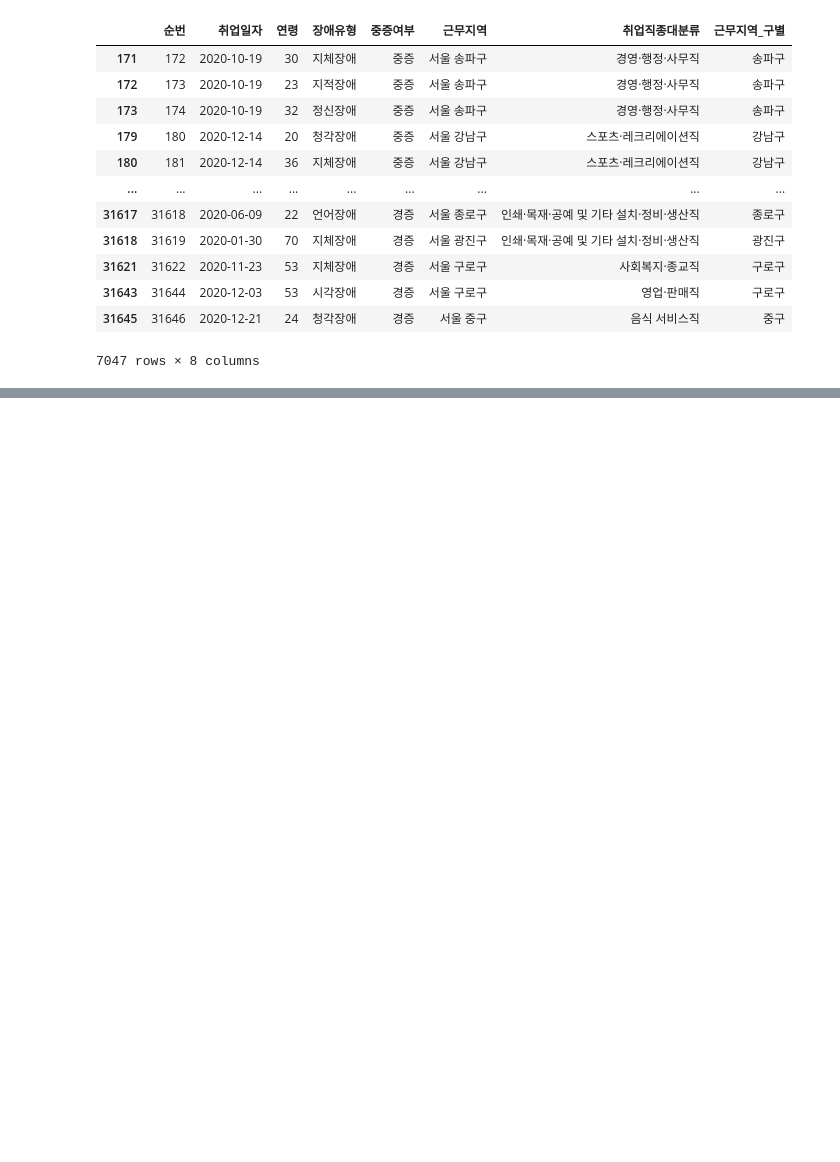
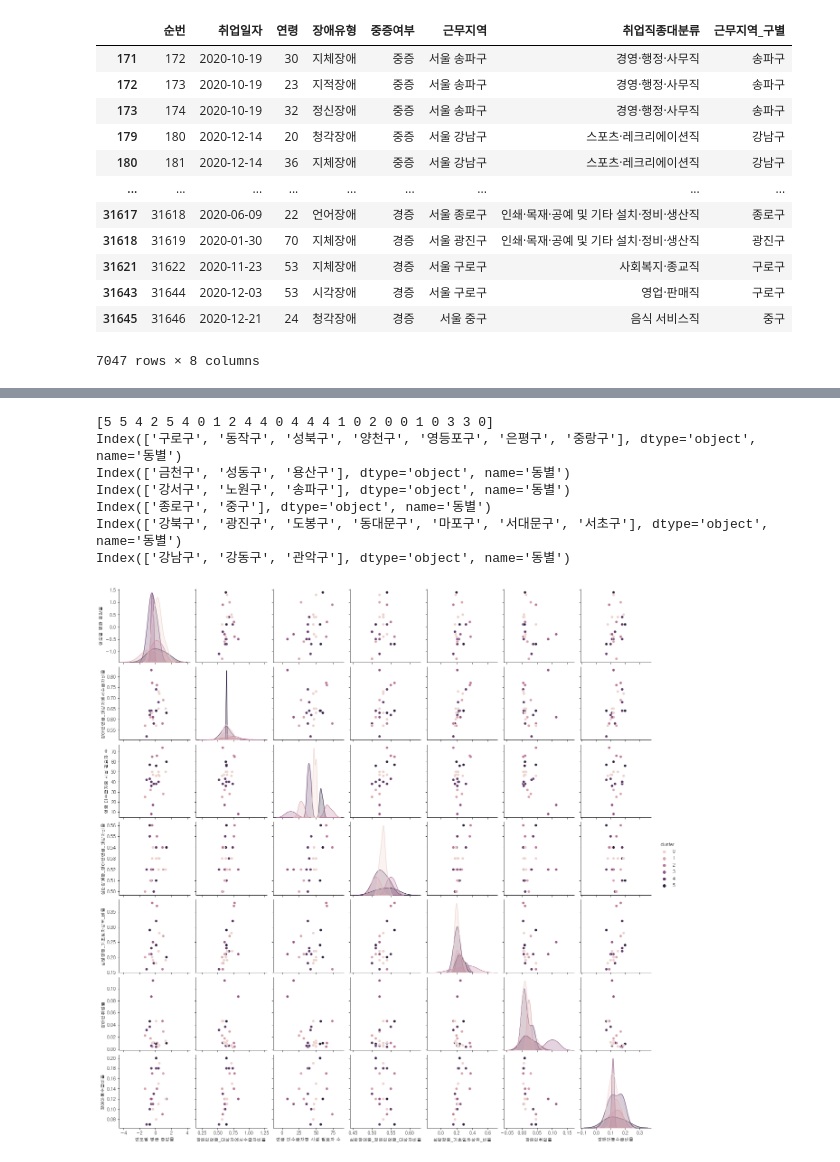
Before and after one commit to Toddbear20/Taxi_project, a Jupyter notebook: welfare.ipynb, the cells around one changed output, grey strips where cells are left out. Cells and saved outputs as stored; diff of their text form; code cells hidden in the pictures; blank space fills up the shorter version.

```diff
--- a/welfare.ipynb
+++ b/welfare.ipynb
@@ -815,0 +999,39 @@ Index(['종로구', '중구'], dtype='object', name='동별')
+# %%
+from matplotlib import font_manager, rc
+font_path = "C:/Windows/Fonts/gulim.ttc"
+font = font_manager.FontProperties(fname = font_path).get_name()
+rc('font', family = font)
+
+kmeans = KMeans(n_clusters = 6, init='k-means++', max_iter=200, random_state=0).fit(df_work)
+df_work['cluster'] = kmeans.labels_
+print(kmeans.labels_)
+
+marker0_ind = df_work[df_work['cluster']==0].index
+marker1_ind = df_work[df_work['cluster']==1].index
+marker2_ind = df_work[df_work['cluster']==2].index
+marker3_ind = df_work[df_work['cluster']==3].index
+marker4_ind = df_work[df_work['cluster']==4].index
+marker5_ind = df_work[df_work['cluster']==5].index
+
+
+
+print(marker0_ind)
+print(marker1_ind)
+print(marker2_ind)
+print(marker3_ind)
+print(marker4_ind)
+print(marker5_ind)
+
+
+
+sns.pairplot(df_work,hue='cluster')
+plt.show()
+# %% [output]
+[5 5 4 2 5 4 0 1 2 4 4 0 4 4 4 1 0 2 0 0 1 0 3 3 0]
+Index(['구로구', '동작구', '성북구', '양천구', '영등포구', '은평구', '중랑구'], dtype='object', name='동별')
+Index(['금천구', '성동구', '용산구'], dtype='object', name='동별')
+Index(['강서구', '노원구', '송파구'], dtype='object', name='동별')
+Index(['종로구', '중구'], dtype='object', name='동별')
+Index(['강북구', '광진구', '도봉구', '동대문구', '마포구', '서대문구', '서초구'], dtype='object', name='동별')
+Index(['강남구', '강동구', '관악구'], dtype='object', name='동별')
+[figure, added]
```
Also changed, not shown: parts of 23 cells of this notebook, 1 other file.
